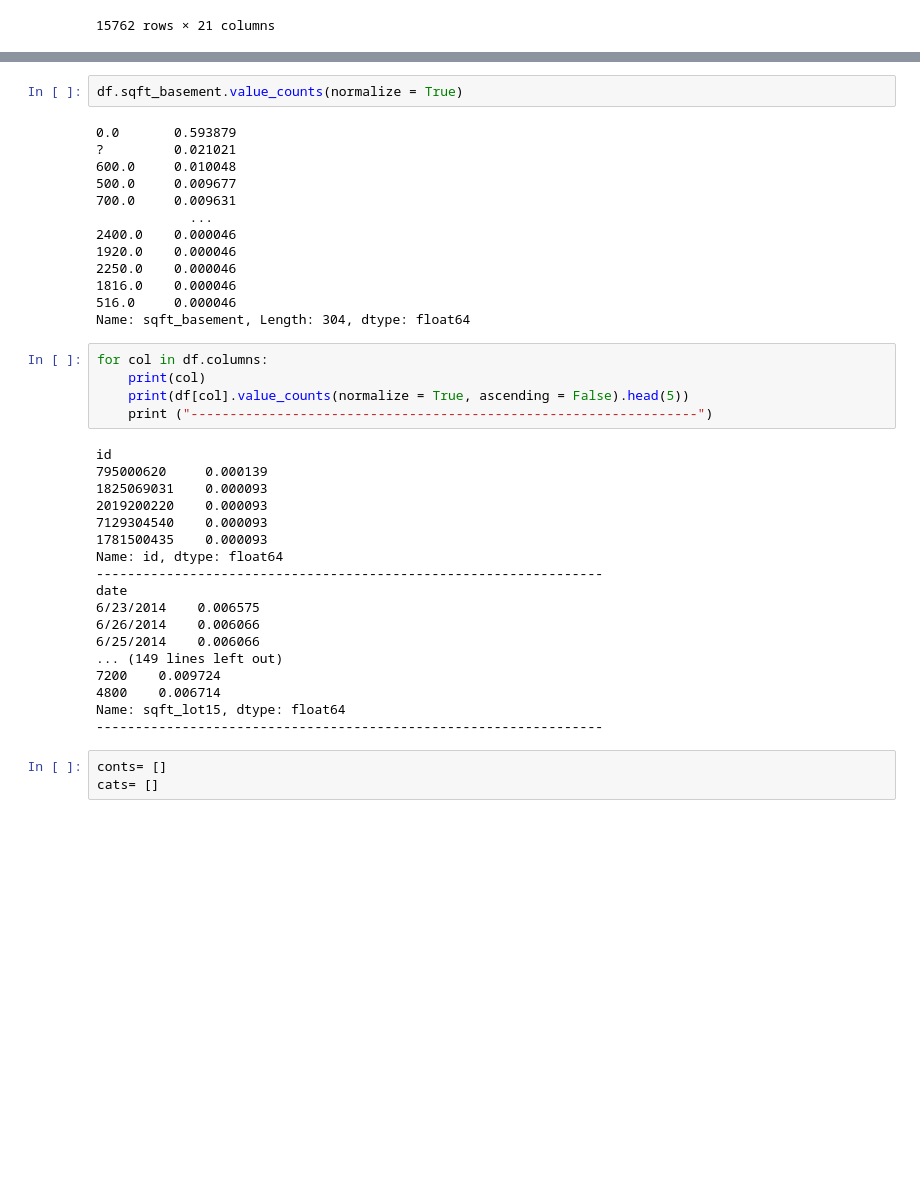
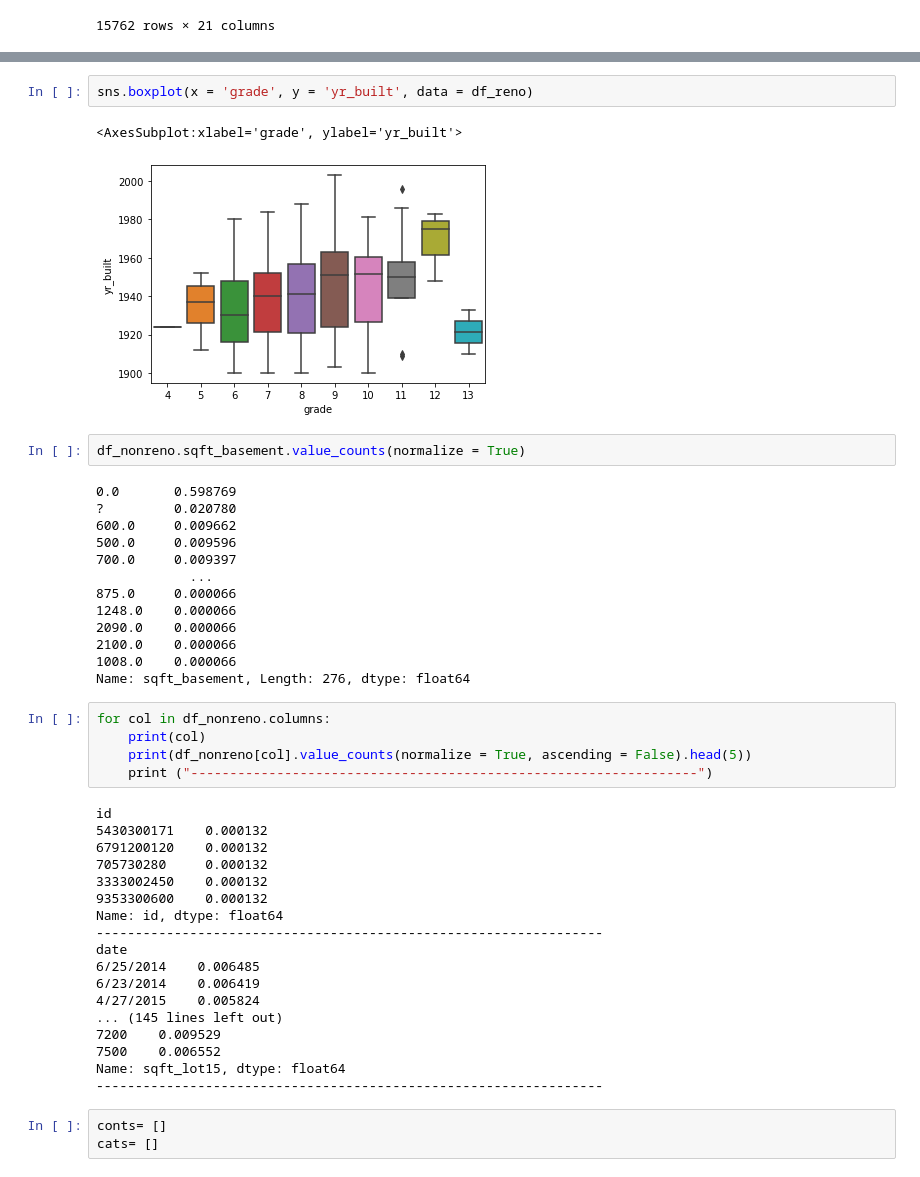
Before and after one commit to ozbunae/Housing_Data, a Jupyter notebook: Project 2.ipynb, the cells around one changed output, grey strips where cells are left out. Saved outputs shown, nothing was run; the diff lists cells and outputs as text; blank space fills up the shorter version.

```diff
--- a/Project 2.ipynb
+++ b/Project 2.ipynb
@@ -131,39 +214,44 @@ df.plot.scatter(x = "bedrooms", y = "price")
+# %%
+sns.boxplot(x = 'grade', y = 'yr_built', data = df_reno)
+# %% [output]
+<AxesSubplot:xlabel='grade', ylabel='yr_built'>
+[figure, added]
 # %%
-df.sqft_basement.value_counts(normalize = True)
+df_nonreno.sqft_basement.value_counts(normalize = True)
 # %% [output]
-0.0       0.593879
-?         0.021021
-600.0     0.010048
-500.0     0.009677
-700.0     0.009631
+0.0       0.598769
+?         0.020780
+600.0     0.009662
+500.0     0.009596
+700.0     0.009397
             ...
-2400.0    0.000046
-1920.0    0.000046
-2250.0    0.000046
-1816.0    0.000046
-516.0     0.000046
-Name: sqft_basement, Length: 304, dtype: float64
+875.0     0.000066
+1248.0    0.000066
+2090.0    0.000066
+2100.0    0.000066
+1008.0    0.000066
+Name: sqft_basement, Length: 276, dtype: float64
 # %%
-for col in df.columns:
+for col in df_nonreno.columns:
     print(col)
-    print(df[col].value_counts(normalize = True, ascending = False).head(5))
+    print(df_nonreno[col].value_counts(normalize = True, ascending = False).head(5))
     print ("-----------------------------------------------------------------")
 # %% [output]
 id
-795000620     0.000139
-1825069031    0.000093
-2019200220    0.000093
-7129304540    0.000093
-1781500435    0.000093
+5430300171    0.000132
+6791200120    0.000132
+705730280     0.000132
+3333002450    0.000132
+9353300600    0.000132
 Name: id, dtype: float64
 -----------------------------------------------------------------
 date
-6/23/2014    0.006575
-6/26/2014    0.006066
-6/25/2014    0.006066
-... (149 lines left out)
-7200    0.009724
-4800    0.006714
+6/25/2014    0.006485
+6/23/2014    0.006419
+4/27/2015    0.005824
+... (145 lines left out)
+7200    0.009529
+7500    0.006552
 Name: sqft_lot15, dtype: float64
 -----------------------------------------------------------------
 # %%
```
Also changed, not shown: parts of 26 cells of this notebook.
